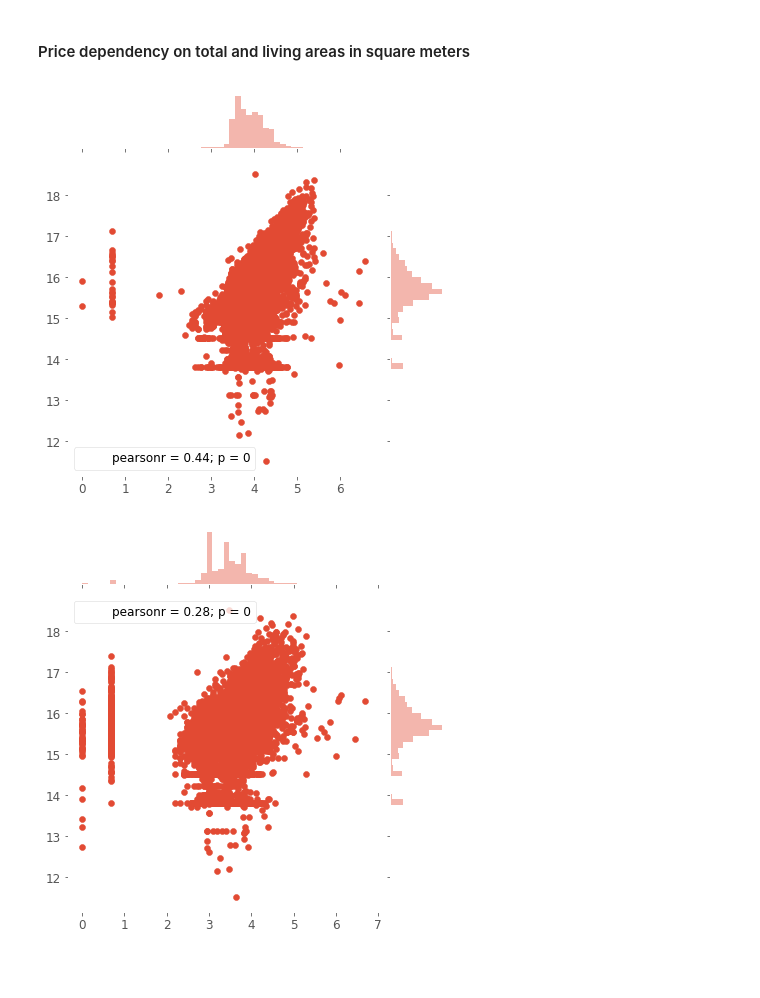
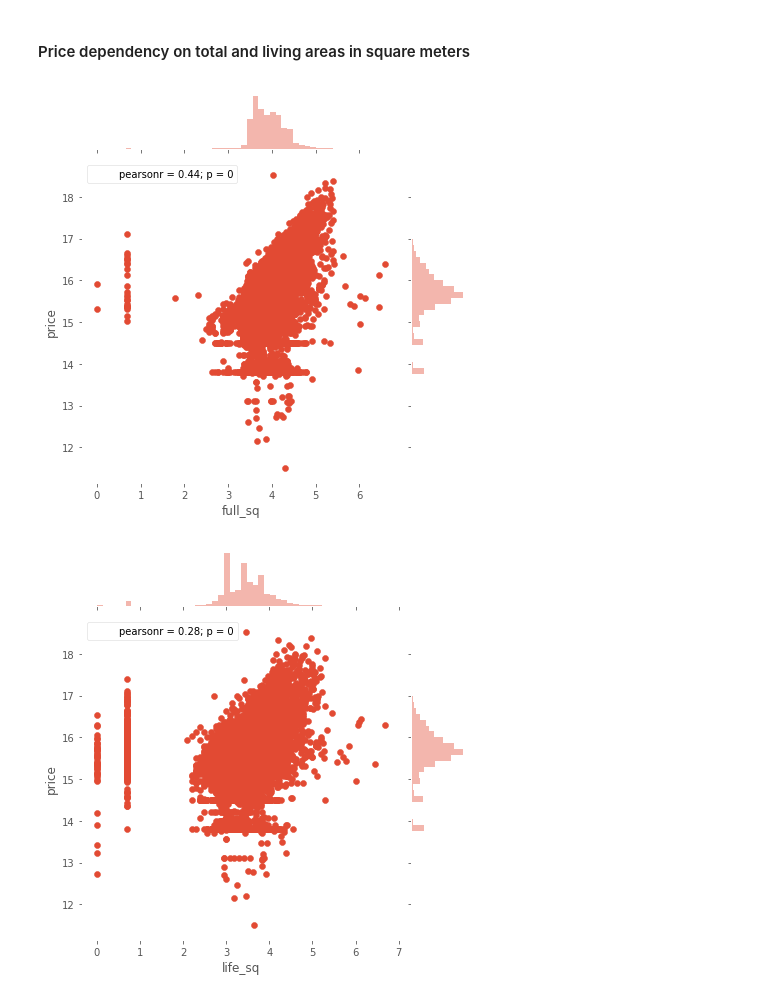
Before and after one commit to melaanya/twente-aml, a Jupyter notebook: project/eda/eda.ipynb, the cells around one changed output. Drawn from its saved outputs; the diff is of its cells as text; code cells hidden in the pictures; blank space fills up the shorter version.

Commit message:
add analysis on price dependency

```diff
--- a/project/eda/eda.ipynb
+++ b/project/eda/eda.ipynb
@@ -167,12 +162,14 @@ plt.show()
 # %% [markdown]
 #### Price dependency on total and living areas in square meters
 # %%
-sns.jointplot(x=np.log1p(df_train.full_sq.values), y=np.log1p(df_train.price_doc.values))
+sns.jointplot(x=np.log1p(df_train.full_sq.values), y=np.log1p(df_train.price_doc.values)) \
+   .set_axis_labels('full_sq', 'price')
 plt.show()
 # %% [output]
-[figure, old version]
+[figure, new version]
 # %%
-sns.jointplot(x=np.log1p(df_train.life_sq.values), y=np.log1p(df_train.price_doc.values))
+sns.jointplot(x=np.log1p(df_train.life_sq.values), y=np.log1p(df_train.price_doc.values)) \
+   .set_axis_labels('life_sq', 'price')
 plt.show()
 # %% [output]
-[figure, old version]
+[figure, new version]
```
Also changed, not shown: parts of 8 cells of this notebook.
